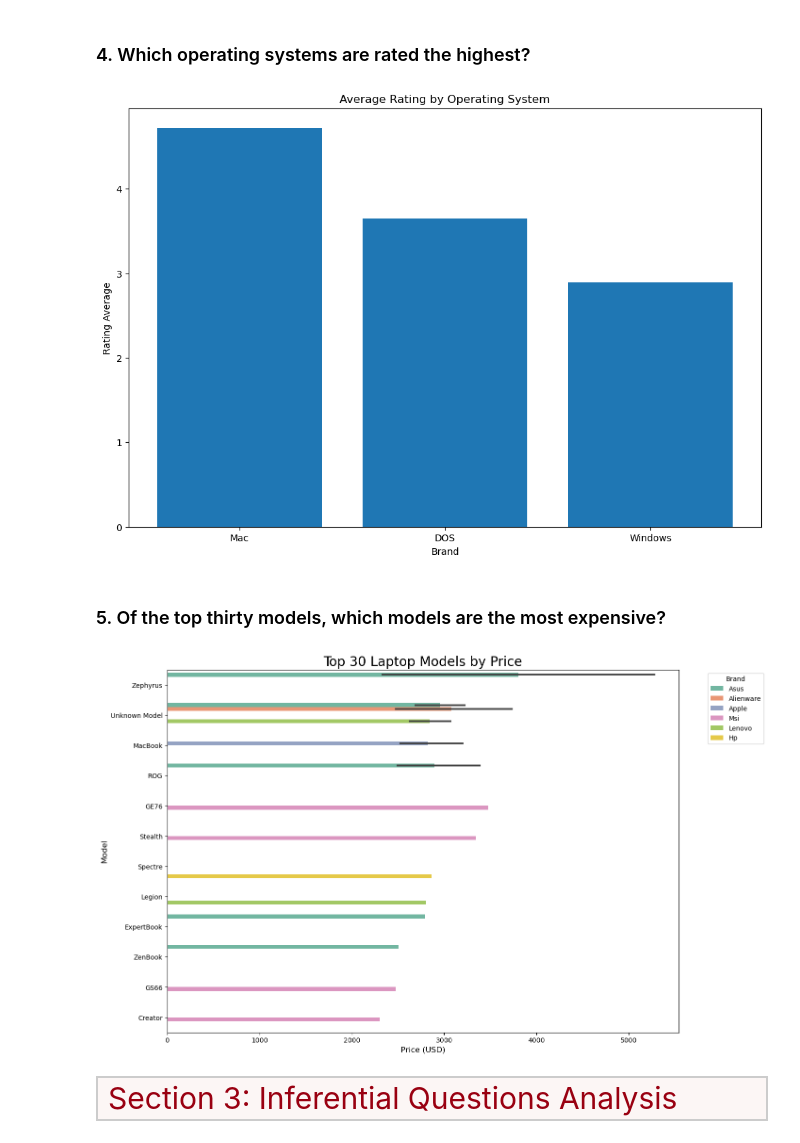
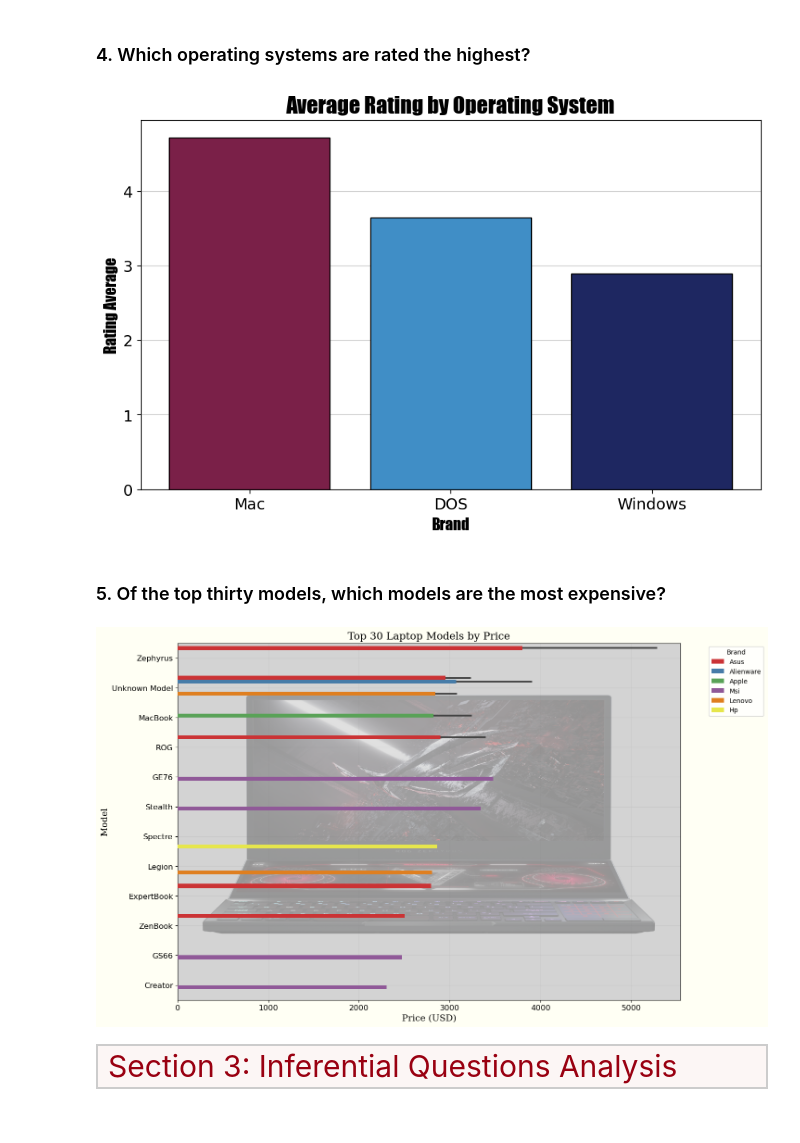
Before and after one commit to chrisheimbuch/laptops-specs-eda, a Jupyter notebook: Laptop Specs EDA.ipynb, the cells around one changed output. Cells and saved outputs as stored; diff of their text form; code cells hidden in the pictures.

```diff
--- a/Laptop Specs EDA.ipynb
+++ b/Laptop Specs EDA.ipynb
@@ -319,7 +368,7 @@ font1 = {'family':'serif','color':'black','size':16}
 font2 = {'family':'serif','color':'black','size':14}
 
 #Set up graph, label the axis + title
-fig, ax = plt.subplots(figsize=(12, 8))
+fig, ax = plt.subplots(figsize=(8, 6))
 ax.bar(data=mean_amd_intel_df, x=mean_amd_intel_df['processor_brand'], height=mean_amd_intel_df['latest_price_usd'], color=color_mapping, zorder=3, edgecolor="black", linewidth=1)
 ax.set_xlabel("Processor type", fontdict=font1)
 ax.set_ylabel("Price", fontdict=font1)
@@ -336,10 +385,10 @@ ax.set_facecolor('#CCCCCC')
 for bar in ax.patches:
     height = bar.get_height()
     ax.text(bar.get_x() + bar.get_width() / 2,
-        height + 32,
+        height + 34,
         f'${height:.1f}',
         ha='center',
         va='top',
         color='#4CBB17',
-        fontsize=14)
+        fontsize=12)
 # %% [output]
@@ -373,40 +430,63 @@ plt.show()
 # %%
 #Sort data for plotting
 os_ratings = clean_df.groupby("operating_system")['star_rating'].mean().reset_index()
 os_ratings = os_ratings.sort_values(by='star_rating', ascending=False)
 
+#color map
+color_mapping = ['#1E2761' for bar in range(3)]
+color_mapping[0] = ('#7A2048')
+color_mapping[1] = ('#408EC6')
+
 # Plot the bar chart
-fig, ax = plt.subplots(figsize=(12,8))
-ax.bar(x=os_ratings['operating_system'], height=os_ratings['star_rating'])
-
+fig, ax = plt.subplots(figsize=(10,6))
+ax.bar(x=os_ratings['operating_system'], height=os_ratings['star_rating'],color=color_mapping, edgecolor="black", zorder=3)
 
 #Set axis and title
-ax.set_xlabel("Brand")
-ax.set_ylabel("Rating Average")
-ax.set_title("Average Rating by Operating System")
-
+ax.set_xlabel("Brand", fontdict=font4)
+ax.set_ylabel("Rating Average", fontdict=font4)
+ax.set_title("Average Rating by Operating System", fontdict=font3)
+plt.xticks(ha='center', fontsize=14)
+plt.yticks(fontsize=14)
+ax.grid(axis = 'y', color='grey', alpha=0.4)
 
 plt.show()
 # %% [output]
-[figure, old version]
+[figure, new version]
 # %% [markdown]
 ### 5.	Of the top thirty models, which models are the most expensive?
 # %%
-clean_df['model'].unique()
+#Sort Data for plotting
 columns_models = ['brand','model','latest_price_usd']
 model_brand_price = clean_df[columns_models].sort_values(by="latest_price_usd", ascending=False).head(30)
 
+#Set up the plot and plot the bar plot.
+fig, ax = plt.subplots(figsize=(14, 10), facecolor='#fffff4')
+ax.set_facecolor('#D3D3D3')
+ax = sns.barplot(x='latest_price_usd', y='model', hue='brand', data=model_brand_price, dodge=True, palette='Set1', zorder=3)
 
-#
-plt.figure(figsize=(14, 10))
-sns.barplot(x='latest_price_usd', y='model', hue='brand', data=model_brand_price, dodge=True, palette='Set2')
-plt.title('Top 30 Laptop Models by Price', fontsize=20)
-plt.xlabel('Price (USD)', fontsize=12)
-plt.ylabel('Model', fontsize=12)
+#Set axis names, title, axis tick sizes
+plt.title('Top 30 Laptop Models by Price', fontdict=font1)
+plt.xlabel('Price (USD)', fontdict=font2)
+plt.ylabel('Model', fontdict=font2)
+plt.xticks(ha='center', fontsize=12)
+plt.yticks(fontsize=12)
+
+# Get the current axis limits
+x_min, x_max = ax.get_xlim()
+y_min, y_max = ax.get_ylim()
+
+#Customize the graph, set image background
+ax.grid(axis = 'both', color='grey', alpha=0.1)
+background = plt.imread(r'C:\Users\Chris\Documents\Flatiron\Course Materials\Phase_2\Phase 2 Project\images\asusZephyrus.png')
+ax.imshow(background, extent=[x_min, x_max, y_min, y_max], aspect='auto', alpha=0.3)
+
+
+#Graph customizations
 plt.legend(title='Brand', bbox_to_anchor=(1.05, 1), loc='upper left')
+
 plt.show()
 # %% [output]
-[figure, old version]
+[figure, new version]
 # %% [markdown]
 <div style="
     background-color: #FCF6F5;
```
Also changed, not shown: parts of 35 cells of this notebook, 2 other files.
